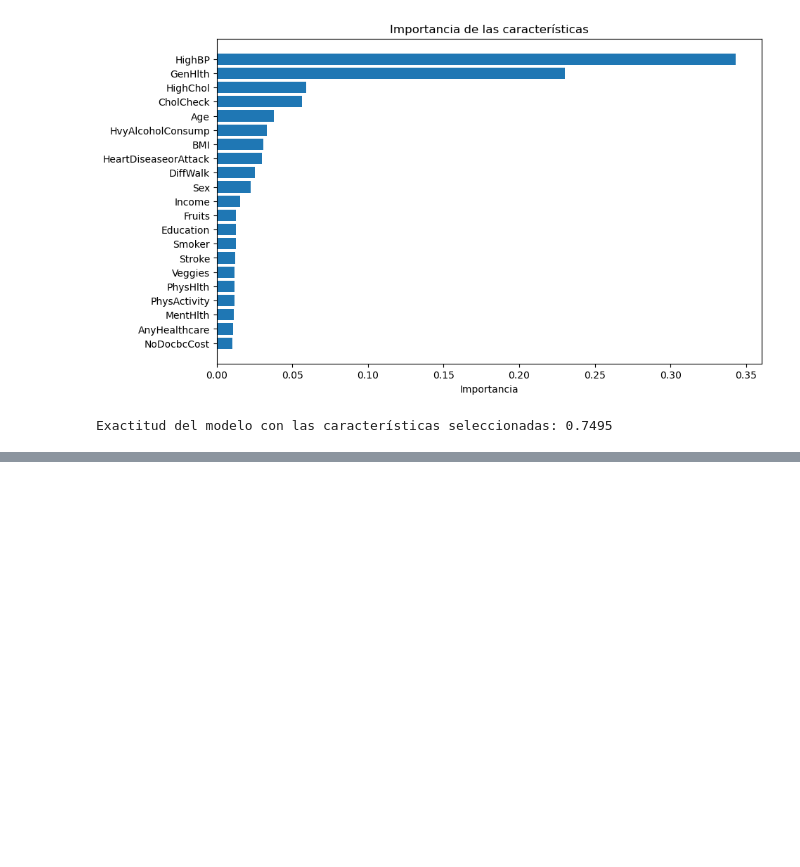
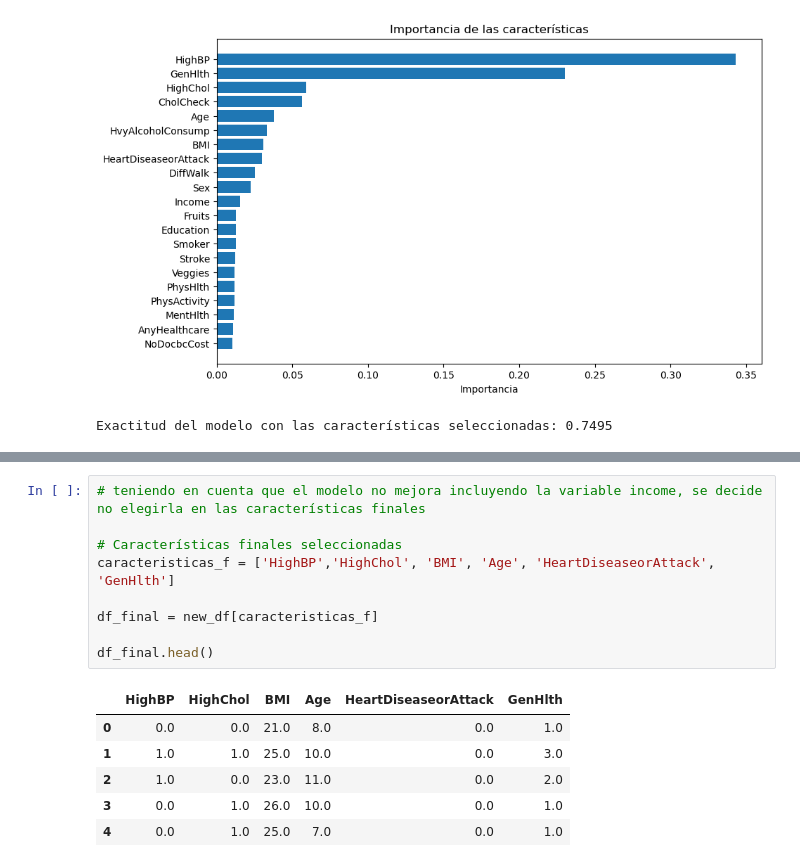
Before and after one commit to ViviF/Proyecto_Diabetes, a Jupyter notebook: Preprocesamiento_Datos/Preprocesamiento_1 - Diabetes USA.ipynb, the cells around one changed output, grey strips where cells are left out. Cells and saved outputs as stored; diff of their text form; blank space fills up the shorter version.

```diff
--- a/Preprocesamiento_Datos/Preprocesamiento_1 - Diabetes USA.ipynb
+++ b/Preprocesamiento_Datos/Preprocesamiento_1 - Diabetes USA.ipynb
@@ -360,0 +485,16 @@ Exactitud del modelo con las características seleccionadas: 0.7495
+# %%
+# teniendo en cuenta que el modelo no mejora incluyendo la variable income, se decide no elegirla en las características finales
+
+# Características finales seleccionadas
+caracteristicas_f = ['HighBP','HighChol', 'BMI', 'Age', 'HeartDiseaseorAttack', 'GenHlth']
+
+df_final = new_df[caracteristicas_f]
+
+df_final.head()
+# %% [output]
+|  | HighBP | HighChol | BMI | Age | HeartDiseaseorAttack | GenHlth |
+| 0 | 0.0 | 0.0 | 21.0 | 8.0 | 0.0 | 1.0 |
+| 1 | 1.0 | 1.0 | 25.0 | 10.0 | 0.0 | 3.0 |
+| 2 | 1.0 | 0.0 | 23.0 | 11.0 | 0.0 | 2.0 |
+| 3 | 0.0 | 1.0 | 26.0 | 10.0 | 0.0 | 1.0 |
+| 4 | 0.0 | 1.0 | 25.0 | 7.0 | 0.0 | 1.0 |
```
Also changed, not shown: parts of 10 cells of this notebook.
